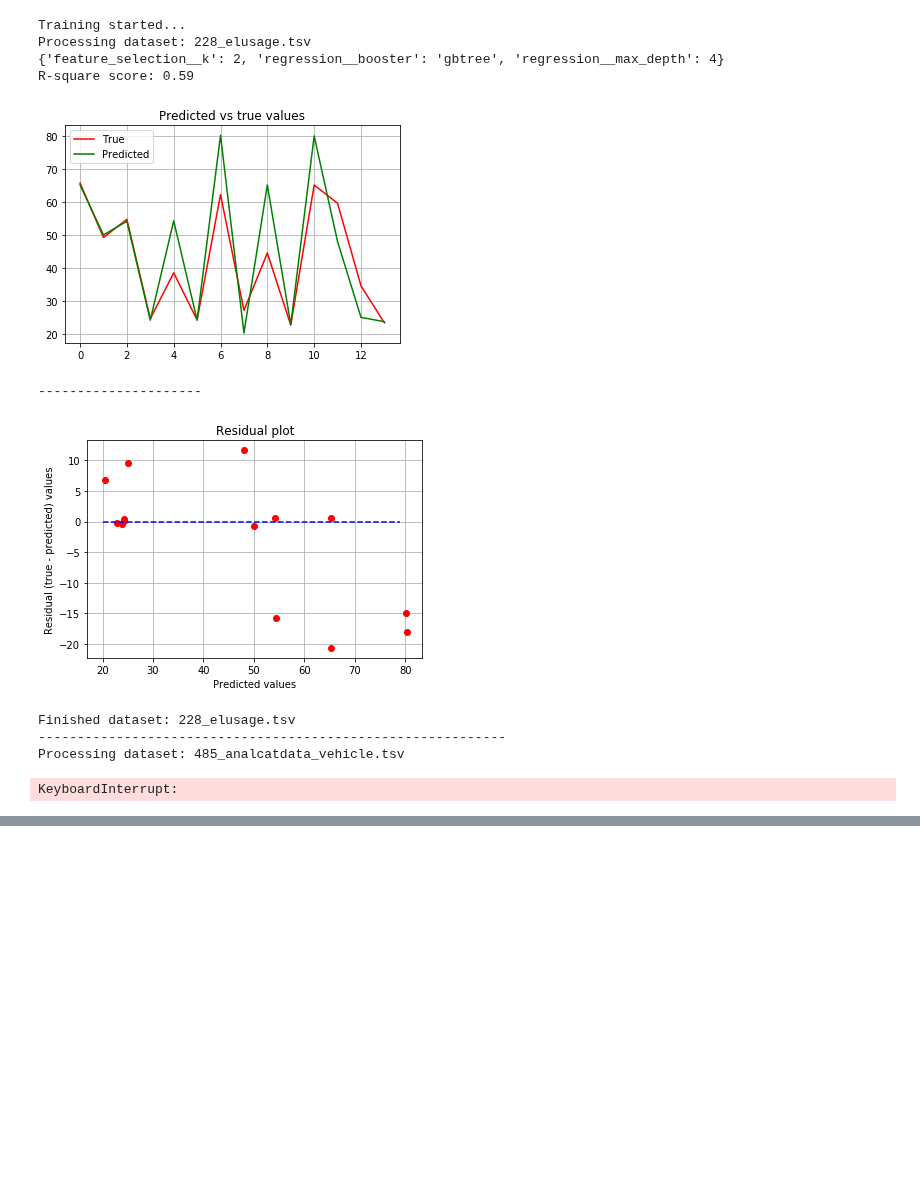
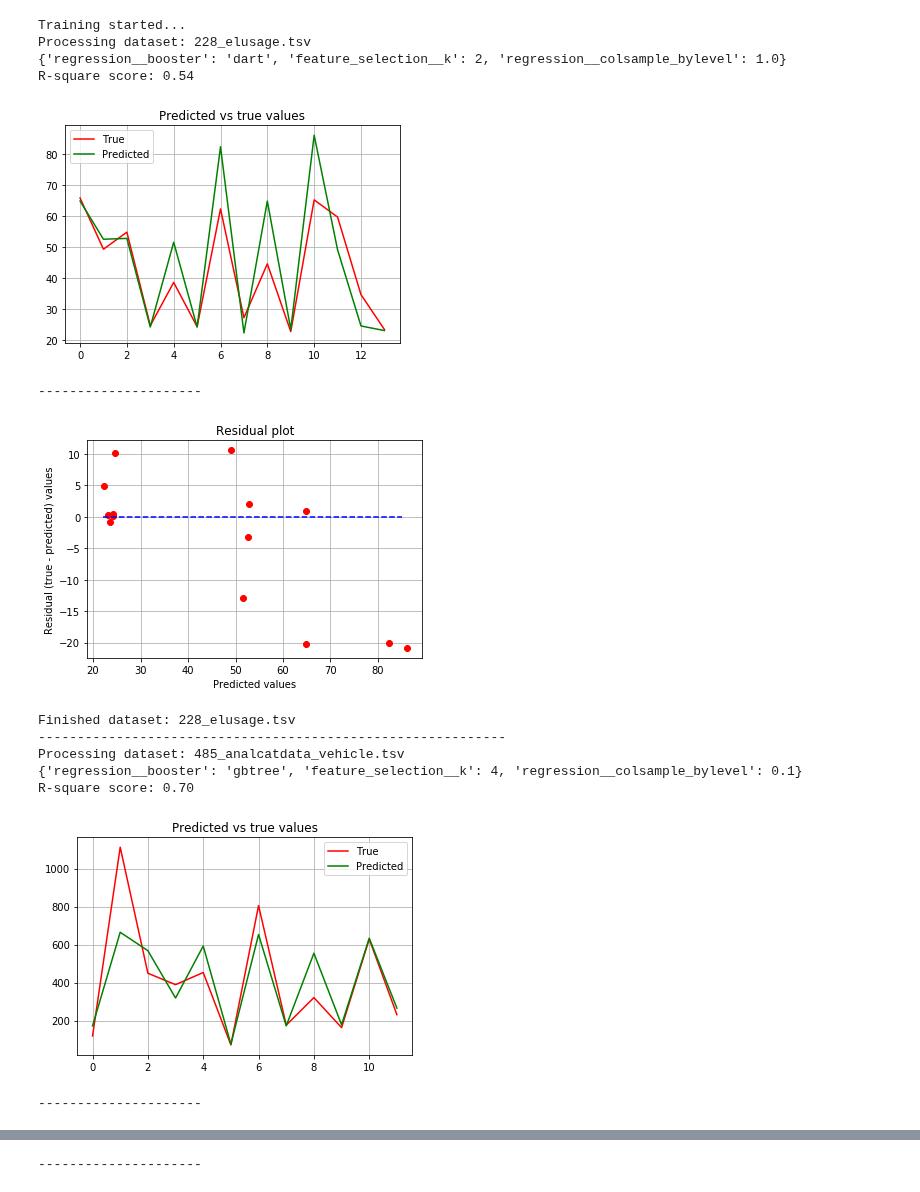
Before and after one commit to anuprulez/pmlb_regression, a Jupyter notebook: analyze_regression_XGBoostRegressor.ipynb, the cells around one changed output, grey strips where cells are left out. Saved outputs shown, nothing was run; the diff lists cells and outputs as text; code cells hidden in the pictures; blank space fills up the shorter version.

```diff
--- a/analyze_regression_XGBoostRegressor.ipynb
+++ b/analyze_regression_XGBoostRegressor.ipynb
@@ -37,7 +37,7 @@ parameters = [{ \
     #'regression__gamma': [0.0, 0.1, 0.25, 0.5, 0.99], \
     #'regression__subsample': [0.0, 0.1, 0.2, 0.5, 1.0], \
     #'regression__colsample_bytree': [0.0, 0.1, 0.2, 0.5, 1.0], \
-    #'regression__colsample_bylevel': [0.0, 0.1, 0.2, 0.5, 1.0], \
+    'regression__colsample_bylevel': [0.0, 0.1, 0.2, 0.5, 1.0], \
     #'regression__scale_pos_weight': [0.0, 0.1, 0.2, 0.5, 1.0], \
     'regression__booster': ['gbtree', 'gblinear', 'dart'], \
     #'regression__reg_alpha': [0.0,  0.1, 0.5, 1], \
@@ -79,38 +79,41 @@ for d_set in datasets:
     plt.plot(prediction, color='g')
     plt.grid(True)
     plt.legend(['True', 'Predicted'])
     plt.title('Predicted vs true values')
     plt.show()
 
     print("---------------------")
 
     plt.figure()
     plt.plot(prediction, residual, 'ro')
     max_pred = int(np.max(prediction))
     min_pred = int(np.min(prediction))
     plt.plot(np.arange(min_pred, max_pred), [0 for i in range(max_pred - min_pred)], 'b--')
     plt.grid(True)
     plt.xlabel('Predicted values')
     plt.ylabel('Residual (true - predicted) values')
     plt.title('Residual plot')
     plt.show()
 
     print("Finished dataset: %s" % d_set)
     print("------------------------------------------------------------")
 
 print('Training finished')
 print("Mean R2 square: \n", np.mean(r2_scores))
 end_time = time.time()
 print('Total time taken: %d seconds' % int(end_time - start_time))
 # %% [output]
 Training started...
 Processing dataset: 228_elusage.tsv
-{'feature_selection__k': 2, 'regression__booster': 'gbtree', 'regression__max_depth': 4}
-R-square score: 0.59
+{'regression__booster': 'dart', 'feature_selection__k': 2, 'regression__colsample_bylevel': 1.0}
+R-square score: 0.54
-[figure, old version]
+[figure, new version]
 ---------------------
-[figure, old version]
+[figure, new version]
 Finished dataset: 228_elusage.tsv
 ------------------------------------------------------------
 Processing dataset: 485_analcatdata_vehicle.tsv
+{'regression__booster': 'gbtree', 'feature_selection__k': 4, 'regression__colsample_bylevel': 0.1}
+R-square score: 0.70
+[figure, added]
-KeyboardInterrupt:
+---------------------
@@ -116,0 +127 @@ KeyboardInterrupt:
+---------------------
```
Also changed, not shown: parts of 1 cell of this notebook, 4 other files.
